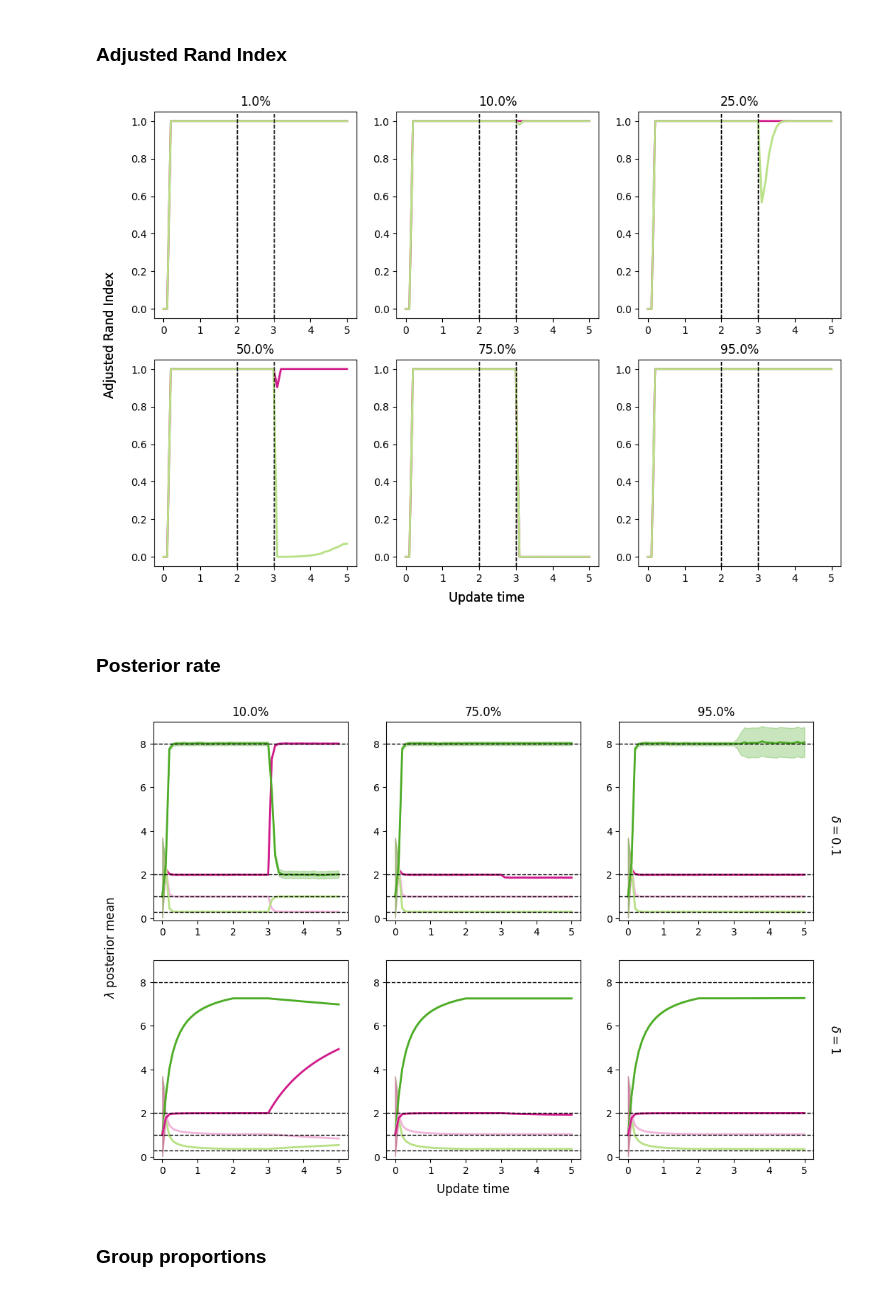
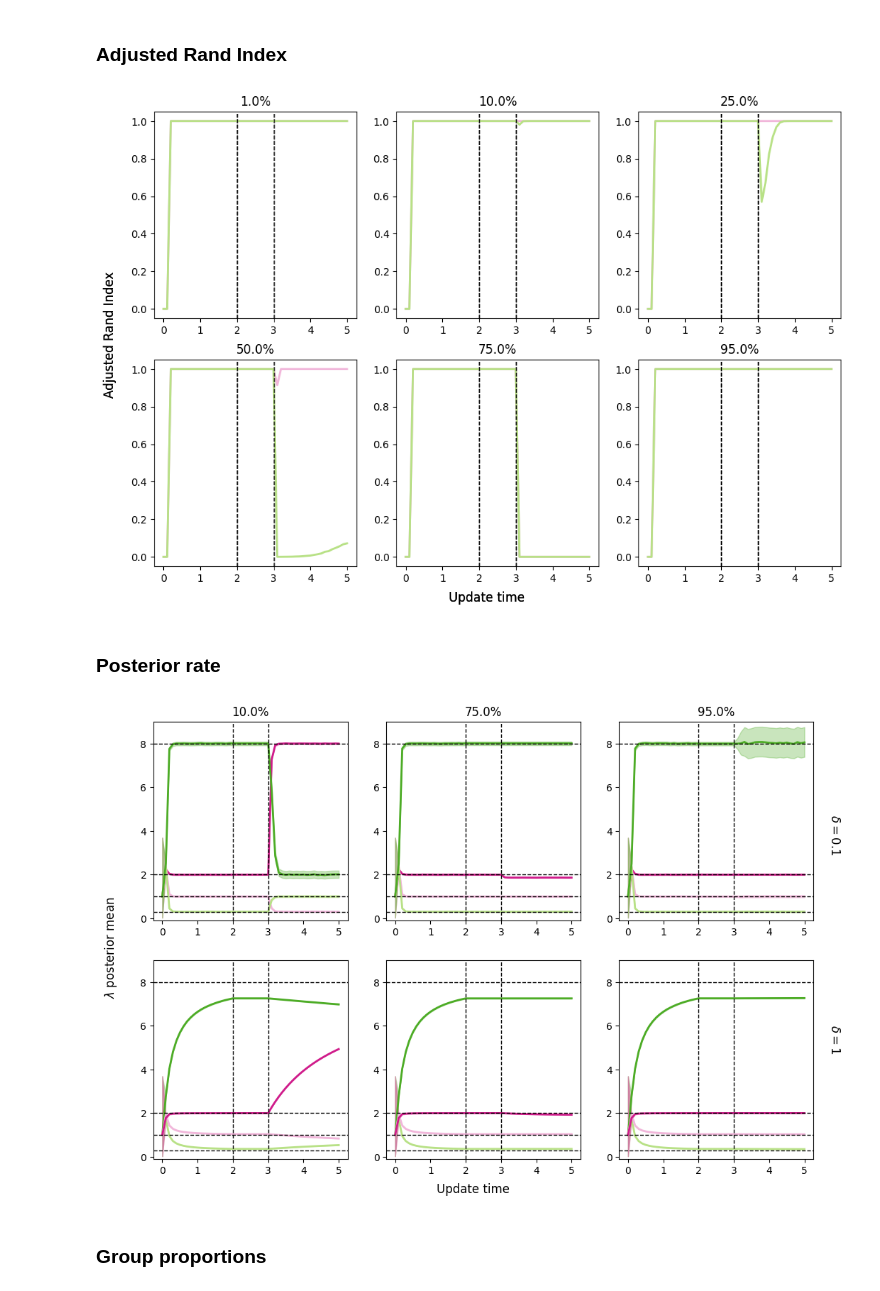
Before and after one commit to joshcorneck/dynamicBHPP, a Jupyter notebook: analyses/simulation_studies/simulation_output/simulation_study_3/output_analysis_3.ipynb, the cells around one changed output. Saved outputs shown, nothing was run; the diff lists cells and outputs as text; code cells hidden in the pictures.

```diff
--- a/analyses/simulation_studies/simulation_output/simulation_study_3/output_analysis_3.ipynb
+++ b/analyses/simulation_studies/simulation_output/simulation_study_3/output_analysis_3.ipynb
@@ -91,13 +91,13 @@ colours = [(208/255, 28/255, 139/255),
 df_ARI = pd.DataFrame(columns=['delta', 'new_group_prop', 'ARI'], index=range(12))
 
 for sim in range(12):
-    data_dict = data_and_param_extract(sim, 40)
+    data_dict = data_and_param_extract(sim, 50)
     df_ARI.loc[sim, ['delta', 'new_group_prop']] = (
         [data_dict['delta'], data_dict['new_group_prop']]
     )
     # print(f"New group prop: {data_dict['new_group_prop']}")
     _ARI_list_time = []
-    for run in range(40):
+    for run in range(50):
         _ARI_list_run = []
         tau_list = data_dict['tau']
         tau_time = tau_list[run]
@@ -155,7 +155,7 @@ for i in range(2):
             temp_array = np.array([np.array(entry) for entry in ARI_data['ARI']])
             mean_ARI = temp_array.mean(axis=0)
             if delta == 0.1:
-                axs[i,j].plot(np.arange(0, 5 + 0.1, 0.1), mean_ARI, color = colours[0],
+                axs[i,j].plot(np.arange(0, 5 + 0.1, 0.1), mean_ARI, color = colours[1],
                               linewidth=2)
                 axs[i,j].set_title(fr"{group_1_props[group_1_count] * 100}%", fontsize=12)
             if delta == 1:
@@ -167,21 +167,23 @@ for i in range(2):
 
     fig.text(0.5, 0.05, 'Update time', ha='center', fontsize=12)
     fig.text(0.075, 0.4, 'Adjusted Rand Index', ha='center', rotation='vertical', fontsize=12)
+
+plt.savefig("analyses/simulation_studies/simulation_output/simulation_study_3/plots/ARI_time.pdf")
 # %% [output]
-[figure, old version]
+[figure, new version]
 # %% [markdown]
 ### Posterior rate
 # %%
 df_rates = pd.DataFrame(columns=['delta', 'new_group_prop', 'upper', 'lower', 'mean'], index=range(12))
 
 for sim in range(12):
-    data_dict = data_and_param_extract(sim, 40)
+    data_dict = data_and_param_extract(sim, 50)
     df_rates.loc[sim, ['delta', 'new_group_prop']] = (
         [data_dict['delta'], data_dict['new_group_prop']]
     )
     alpha_list = data_dict['alpha']; beta_list = data_dict['beta']
     mean_sim = []; upper_sim = []; lower_sim = []
-    for run in range(40):
+    for run in range(50):
         alpha_run = alpha_list[run]; beta_run = beta_list[run]
         gamma_rv = gamma(a = alpha_run, scale = 1 / beta_run)
         mean_sim.append(gamma_rv.mean())
@@ -206,34 +208,39 @@ for i, delta in enumerate([0.1, 1]):
                     ].index[0]
         mean = df_rates.loc[index, 'mean']
         upper = df_rates.loc[index, 'upper']
         lower = df_rates.loc[index, 'lower']
         if delta == 0.1:
             colour_idx = -1
         else:
             colour_idx = 4
         for k in range(2):
             for m in range(2):
                 if delta == 0.1:
                     colour_idx += 1
                 else:
                     colour_idx -= 1
                 axs[i,j].plot(np.arange(0, 5 + 0.1, 0.1), mean[:,k,m],
                               color = colours[colour_idx], linewidth=2)
                 axs[i,j].fill_between(np.arange(0, 5 + 0.1, 0.1), lower[:,k,m], upper[:,k,m],
                                       alpha=0.3, color = colours[colour_idx])
                 if i == 0:
                     axs[i,j].set_title(fr"{group_1_props[j] * 100}%", fontsize=12)
         axs[i,j].set_ylim([-0.1, 9])
         for y in [2.0, 1.0, 0.3, 8.0]:
             axs[i,j].axhline(y, linewidth=1, linestyle='--', color='black')
+        for x in [2, 3]:
+            axs[i,j].axvline(x, linewidth=1, linestyle='--', color='black')
+
 
 
 fig.text(0.5, 0.05, 'Update time', ha='center', fontsize=12)
 fig.text(0.075, 0.4, r'$\lambda$ posterior mean', ha='center', rotation='vertical', fontsize=12)
 fig.text(0.925, 0.65, r'$\delta = 0.1$', ha='center', rotation=-90, fontsize=12)
 fig.text(0.925, 0.3, r'$\delta = 1$', ha='center', rotation=-90, fontsize=12);
+
+plt.savefig("analyses/simulation_studies/simulation_output/simulation_study_3/plots/posterior_means.pdf")
 # %% [output]
-[figure, old version]
+[figure, new version]
 # %% [markdown]
 ### Group proportions
 # %%
```
Also changed, not shown: parts of 3 cells of this notebook, 12 other files.
